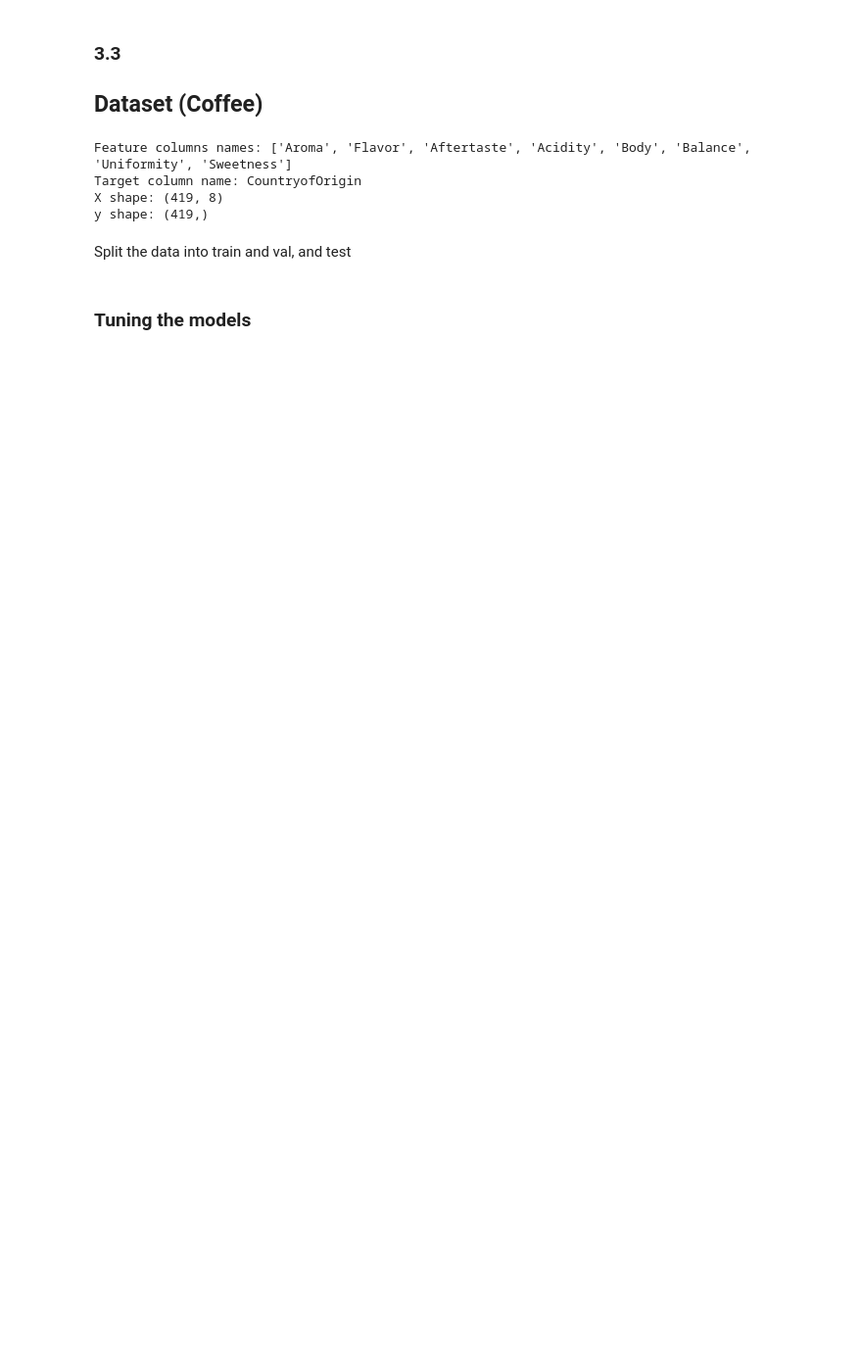
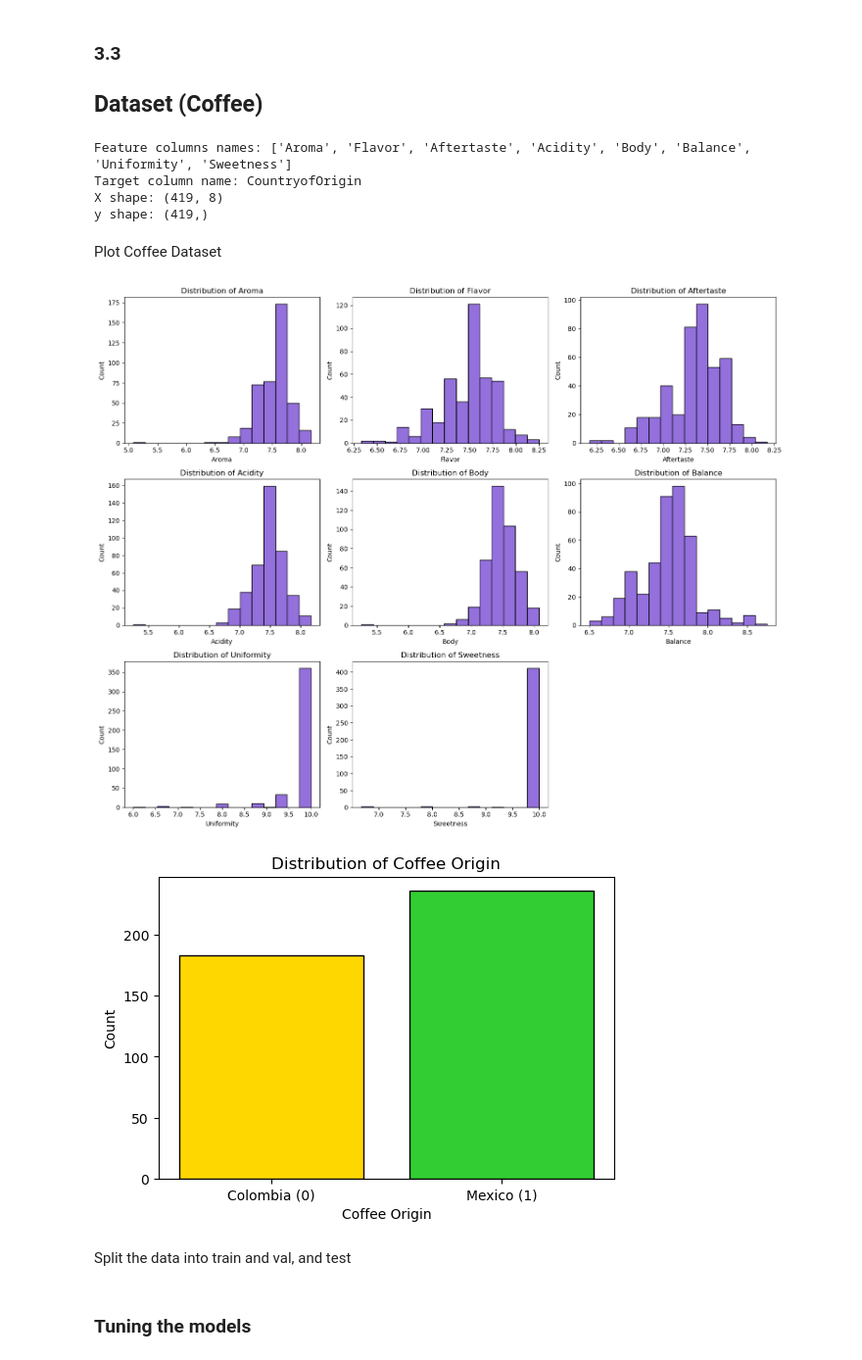
Before and after one commit to brageaasen/ML-Project-Decision_Tree-and-Random_Forest-Models, a Jupyter notebook: template/run_experiments.ipynb, the cells around one changed output. Shown at 98% size. Cells and saved outputs as stored; diff of their text form; code cells hidden in the pictures; blank space fills up the shorter version.

```diff
--- a/template/run_experiments.ipynb
+++ b/template/run_experiments.ipynb
@@ -275,6 +314,51 @@ Feature columns names: ['Aroma', 'Flavor', 'Aftertaste', 'Acidity', 'Body', 'Bal
 Target column name: CountryofOrigin
 X shape: (419, 8)
 y shape: (419,)
+# %% [markdown]
+Plot Coffee Dataset
+# %%
+# Convert data to a structured format for easier plotting
+data_dict = {feature: X[:, i] for i, feature in enumerate(feature_names)}
+data_dict[target_name] = y  # Ensure the target is correctly added
+
+# Plot histograms for each feature
+num_features = len(feature_names)
+cols = 3  # Number of columns in subplot grid
+rows = (num_features + cols - 1) // cols  # Calculate number of rows needed
+
+plt.figure(figsize=(cols * 5, rows * 4))
+for i, feature in enumerate(feature_names):
+    plt.subplot(rows, cols, i + 1)
+    plt.hist(data_dict[feature], bins=15, color='mediumpurple', edgecolor='black')
+    plt.title(f'Distribution of {feature}')
+    plt.xlabel(feature)
+    plt.ylabel('Count')
+plt.tight_layout()
+plt.show()
+
+# Colors and type labels for each coffee origin
+colors = ['gold', 'limegreen']
+types = ['Colombia (0)', 'Mexico (1)']
+
+# Create a bar plot for coffee origin distribution
+coffee_origin, counts = np.unique(data_dict[target_name], return_counts=True)
+
+plt.figure(figsize=(6, 4))
+plt.bar(coffee_origin, counts, color=colors, edgecolor='black')
+
+# Add labels and title
+plt.title('Distribution of Coffee Origin')
+plt.xlabel('Coffee Origin')
+plt.ylabel('Count')
+
+# Add labels for coffee origins
+plt.xticks(coffee_origin, types)
+
+# Show the plot
+plt.show()
+# %% [output]
+[figure, added]
+[figure, added]
 # %% [markdown]
 Split the data into train and val, and test
 # %%
```
Also changed, not shown: parts of 21 cells of this notebook, 2 other files.
